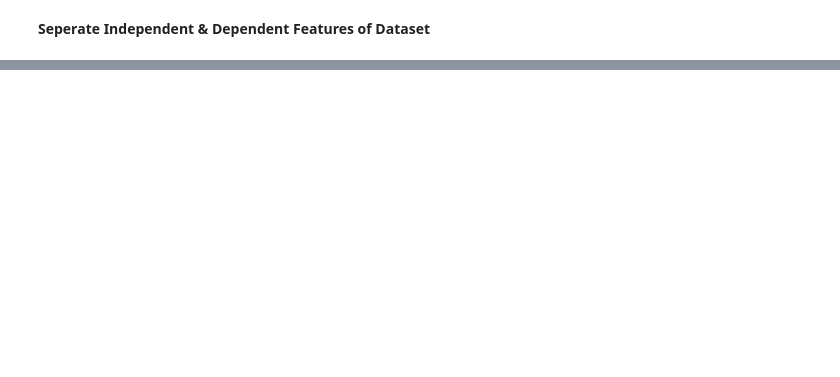
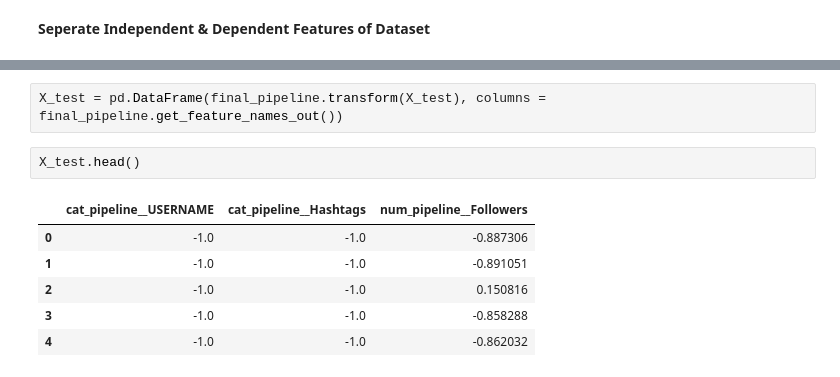
Before and after one commit to devkegovind/Instagram_Likes_Pred, a Jupyter notebook: notebooks/model_training.ipynb, the cells around one changed output, grey strips where cells are left out. Drawn from its saved outputs; the diff is of its cells as text; blank space fills up the shorter version.

```diff
--- a/notebooks/model_training.ipynb
+++ b/notebooks/model_training.ipynb
@@ -60,0 +305,11 @@ X = df.drop([''])
+# %%
+X_test = pd.DataFrame(final_pipeline.transform(X_test), columns = final_pipeline.get_feature_names_out())
+# %%
+X_test.head()
+# %% [output]
+|  | cat_pipeline__USERNAME | cat_pipeline__Hashtags | num_pipeline__Followers |
+| 0 | -1.0 | -1.0 | -0.887306 |
+| 1 | -1.0 | -1.0 | -0.891051 |
+| 2 | -1.0 | -1.0 | 0.150816 |
+| 3 | -1.0 | -1.0 | -0.858288 |
+| 4 | -1.0 | -1.0 | -0.862032 |
```
Also changed, not shown: parts of 46 cells of this notebook.
